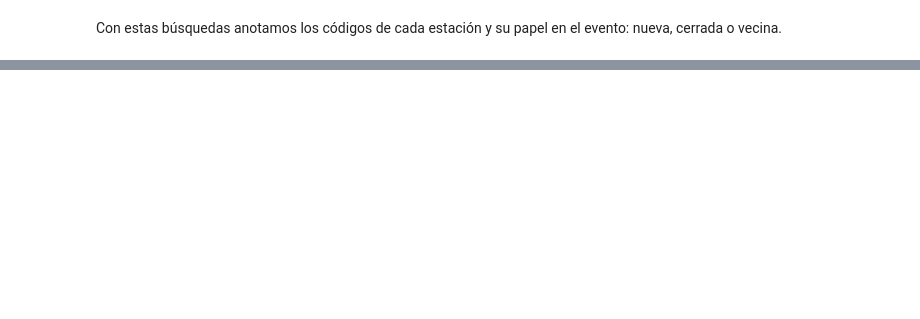
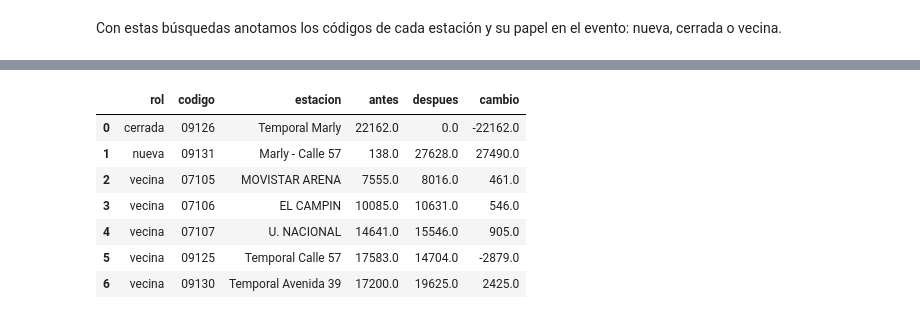
Before and after one commit to Sebast68h/Proyecto2-Transmilenio, a Jupyter notebook: NOOTEBOOKS/03_analisis.ipynb, the cells around one changed output, grey strips where cells are left out. Cells and saved outputs as stored; diff of their text form; code cells hidden in the pictures; blank space fills up the shorter version.

```diff
--- a/NOOTEBOOKS/03_analisis.ipynb
+++ b/NOOTEBOOKS/03_analisis.ipynb
@@ -105,0 +236,17 @@ roles
+# %%
+estaciones53 = diario53[diario53["rol"] != "control"]
+antes53 = estaciones53[estaciones53["periodo"] == "antes"].groupby(["rol","codigo","estacion"])["validaciones"].mean().reset_index(name="antes")
+despues53 = estaciones53[estaciones53["periodo"] == "después"].groupby(["rol","codigo","estacion"])["validaciones"].mean().reset_index(name="despues")
+
+cambio53 = antes53.merge(despues53, on=["rol","codigo","estacion"], how="outer").fillna(0).round()
+cambio53["cambio"] = cambio53["despues"] - cambio53["antes"]
+cambio53
+# %% [output]
+|  | rol | codigo | estacion | antes | despues | cambio |
+| 0 | cerrada | 09126 | Temporal Marly | 22162.0 | 0.0 | -22162.0 |
+| 1 | nueva | 09131 | Marly - Calle 57 | 138.0 | 27628.0 | 27490.0 |
+| 2 | vecina | 07105 | MOVISTAR ARENA | 7555.0 | 8016.0 | 461.0 |
+| 3 | vecina | 07106 | EL CAMPIN | 10085.0 | 10631.0 | 546.0 |
+| 4 | vecina | 07107 | U. NACIONAL | 14641.0 | 15546.0 | 905.0 |
+| 5 | vecina | 09125 | Temporal Calle 57 | 17583.0 | 14704.0 | -2879.0 |
+| 6 | vecina | 09130 | Temporal Avenida 39 | 17200.0 | 19625.0 | 2425.0 |
```
Also changed, not shown: parts of 16 cells of this notebook.
